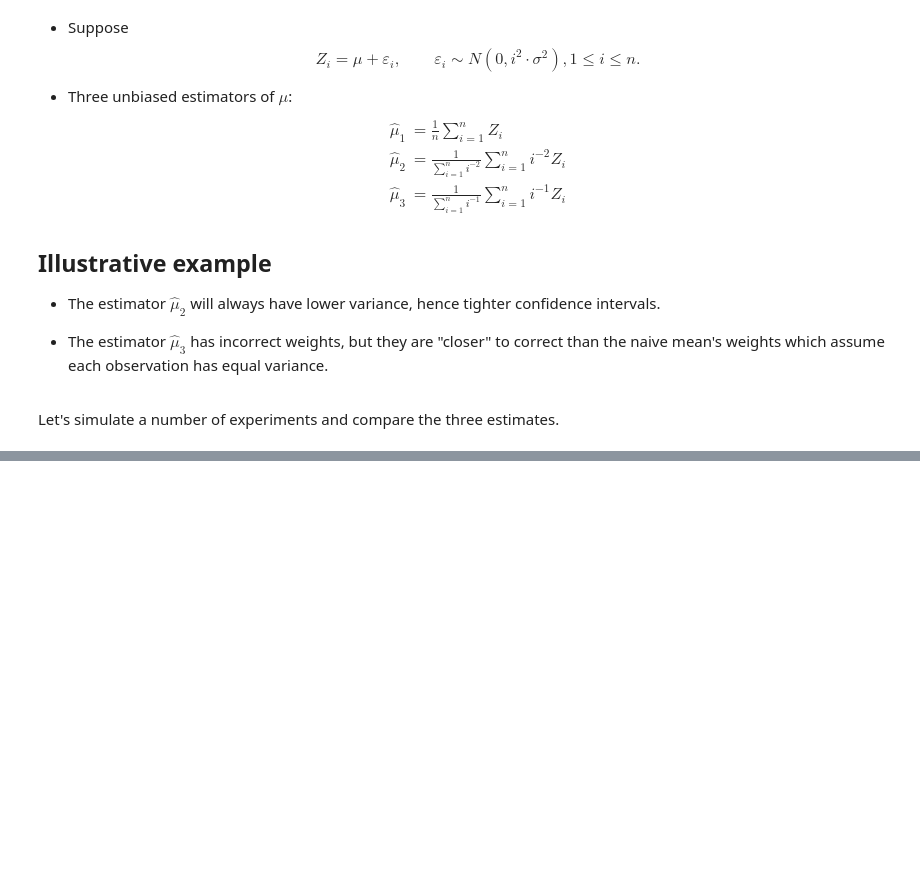
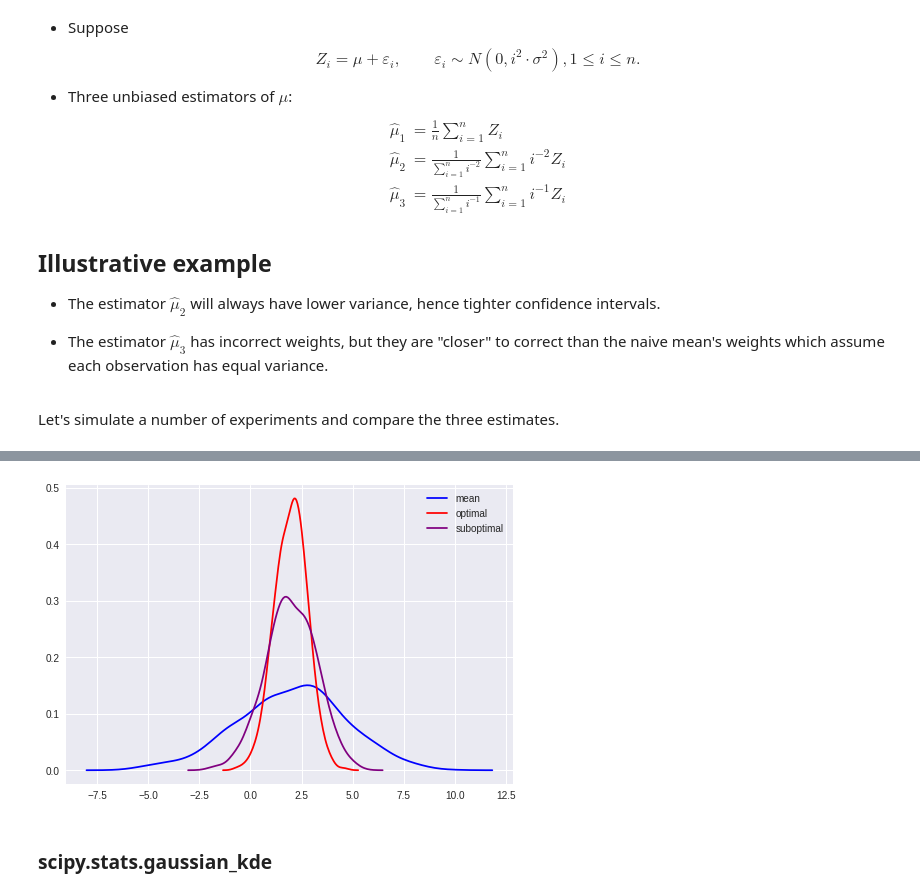
Before and after one commit to DoosanJung/stanford-stats191-python, a Jupyter notebook: 9_transformations_wls.ipynb, the cells around one changed output, grey strips where cells are left out. Drawn from its saved outputs; the diff is of its cells as text; code cells hidden in the pictures; blank space fills up the shorter version.

```diff
--- a/9_transformations_wls.ipynb
+++ b/9_transformations_wls.ipynb
@@ -928,5 +928,23 @@ $$
 
 - The estimator $\widehat{\mu}_3$ has incorrect weights, but they are "closer" to correct
 than the naive mean's weights which assume each observation has equal variance.
+# %%
+ntrial=1000
+nsample=20
+sd = np.arange(1,21)
+mu = 2.0
+# %%
+def get_sample(nsample, sd, mu):
+    return np.random.normal(loc=0, scale=1, size=nsample)*sd + mu
 # %% [markdown]
 Let's simulate a number of experiments and compare the three estimates.
+# %%
+unweighted_estimate=[]
+weighted_estimate=[]
+suboptimal_estimate=[]
+
+for i in range(ntrial):
+    cur_sample = get_sample(nsample, sd, mu)
+    unweighted_estimate.append(np.mean(cur_sample))
+    weighted_estimate.append(sum(cur_sample/sd**2) / sum(1/sd**2))
+    suboptimal_estimate.append(sum(cur_sample/sd) / sum(1/sd))
@@ -932,0 +1008,9 @@ Let's simulate a number of experiments and compare the three estimates.
+# %%
+sns.kdeplot(np.array(unweighted_estimate), label='mean', color='blue')
+sns.kdeplot(np.array(weighted_estimate), label='optimal', color='red')
+sns.kdeplot(np.array(suboptimal_estimate), label='suboptimal', color='purple')
+plt.show()
+# %% [output]
+[figure, added]
+# %% [markdown]
+### scipy.stats.gaussian_kde
```
Also changed, not shown: parts of 29 cells of this notebook.
